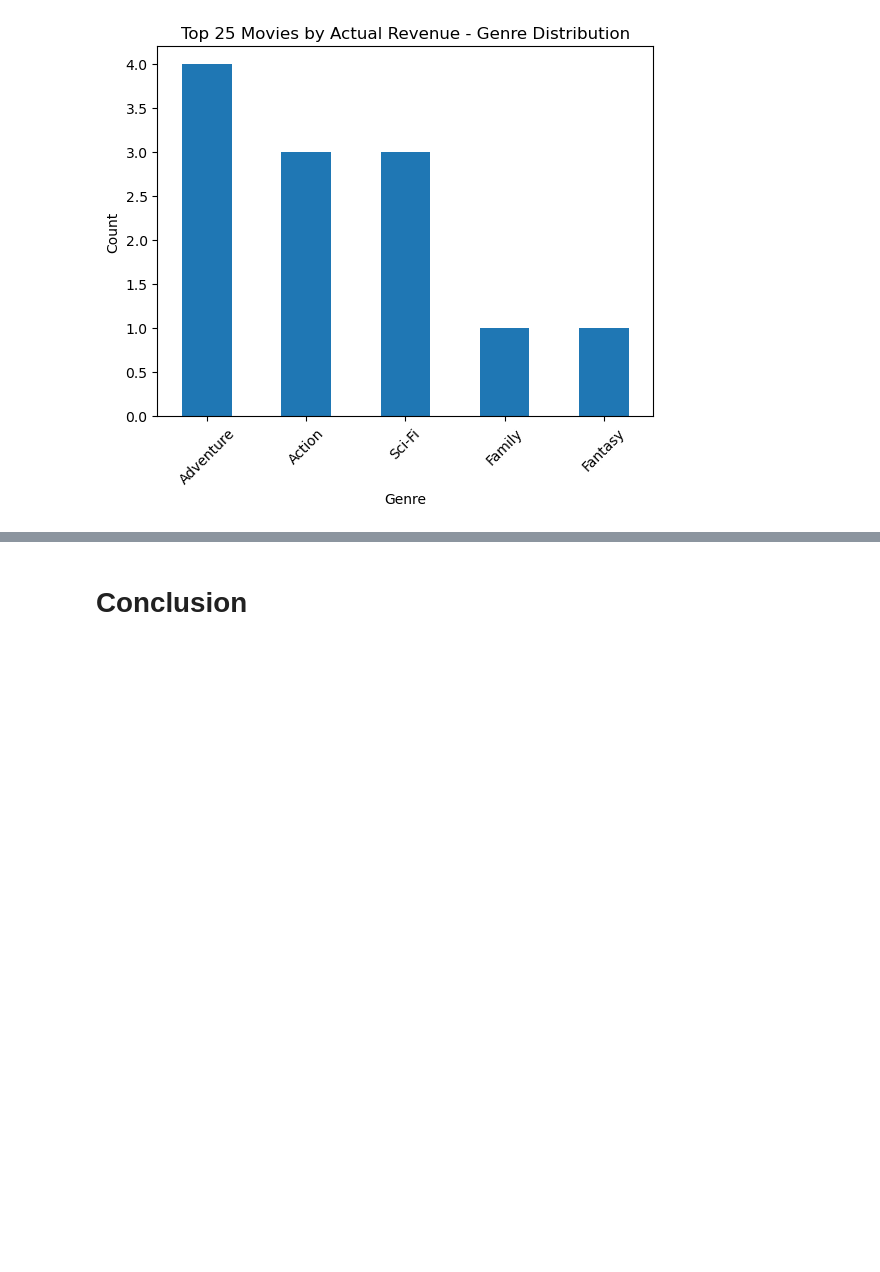
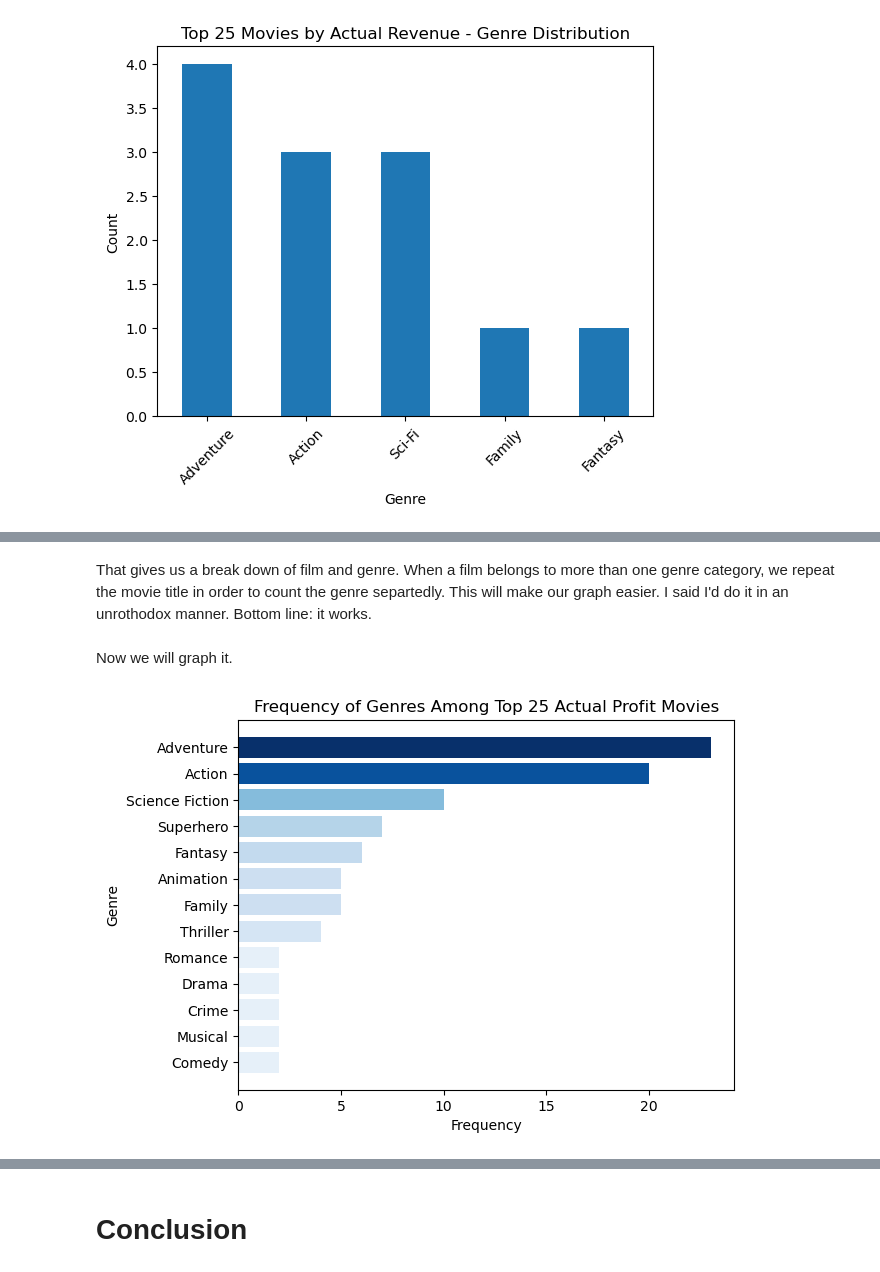
Before and after one commit to rafvrab/Microsoft_Film_Proposal, a Jupyter notebook: Notebook.ipynb, the cells around one changed output, grey strips where cells are left out. Saved outputs shown, nothing was run; the diff lists cells and outputs as text; code cells hidden in the pictures; blank space fills up the shorter version.

```diff
--- a/Notebook.ipynb
+++ b/Notebook.ipynb
@@ -639,0 +706,6 @@ df_merged
+# %%
+# Split the genres into separate rows
+df_9 = df_9.assign(Genre=df_9['Genre'].str.split(', ')).explode('Genre')
+
+# Get the frequency of each genre
+genre_counts = df_9['Genre'].value_counts()
@@ -640 +729,24 @@ df_merged
+# %% [markdown]
+That gives us a break down of film and genre. When a film belongs to more than one genre category, we repeat the movie title in order to count the genre separtedly. This will make our graph easier.  I said I'd do it in an unrothodox manner. Bottom line: it works.
+# %% [markdown]
+Now we will graph it.
+# %%
+# Use different shades of blue for the bar colors
+colors = plt.cm.Blues(genre_counts.values/genre_counts.values.max())
+for i, color in enumerate(colors):
+    plt.barh(genre_counts.index[i], genre_counts.values[i], color=color)
+
+# Label our x and y axis and give a title to the graph
+plt.xlabel('Frequency')
+plt.ylabel('Genre')
+plt.title('Frequency of Genres Among Top 25 Actual Profit Movies')
+
+# Invert the y-axis so the largest value is on top
+plt.gca().invert_yaxis()
+
+# Measures for the x axis, and let's produce the graph
+plt.xticks()
+plt.show()
+# %% [output]
+[figure, added]
 # %% [markdown]
```
Also changed, not shown: parts of 12 cells of this notebook.
